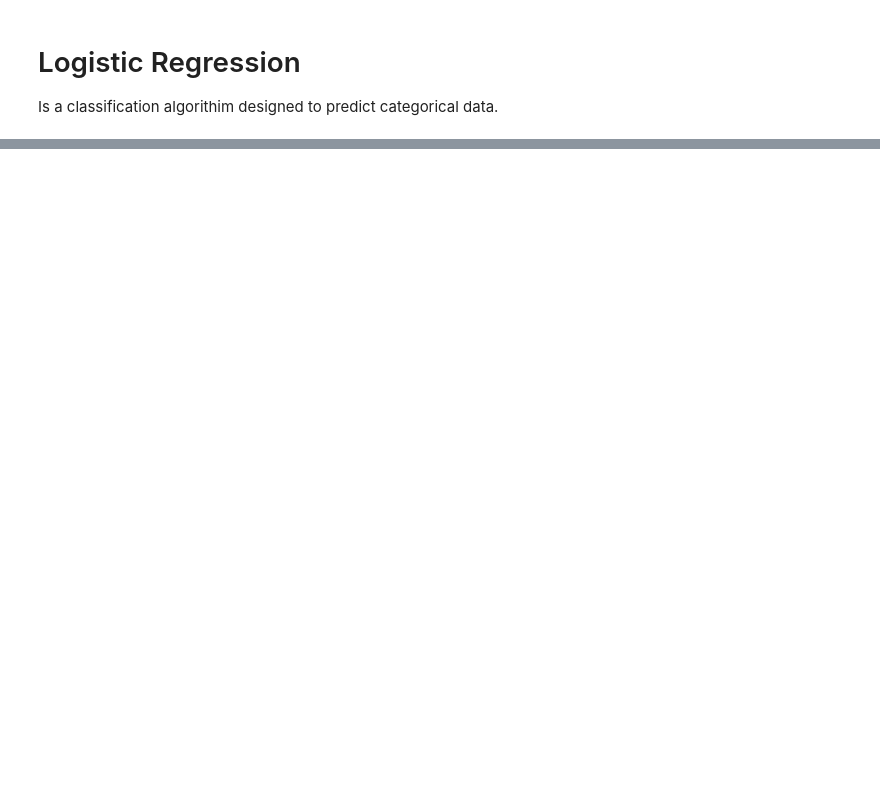
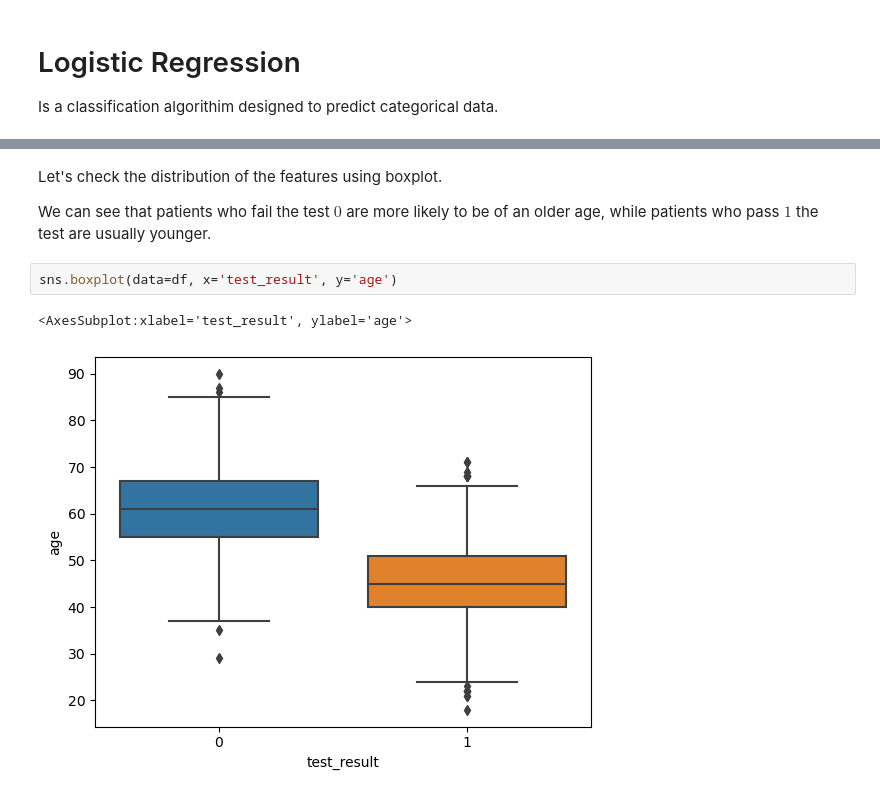
Before and after one commit to maginbu-0/Machine-Learning, a Jupyter notebook: Logistic Regression/Logistic Regression.ipynb, the cells around one changed output, grey strips where cells are left out. Cells and saved outputs as stored; diff of their text form; blank space fills up the shorter version.

```diff
--- a/Logistic Regression/Logistic Regression.ipynb
+++ b/Logistic Regression/Logistic Regression.ipynb
@@ -89,0 +199,9 @@ $$
+# %% [markdown]
+Let's check the distribution of the features using boxplot.
+
+We can see that patients who fail the test $0$ are more likely to be of an older age, while patients who pass $1$ the test are usually younger.
+# %%
+sns.boxplot(data=df, x='test_result', y='age')
+# %% [output]
+<AxesSubplot:xlabel='test_result', ylabel='age'>
+[figure, added]
```
Also changed, not shown: parts of 25 cells of this notebook, 2 other files.
